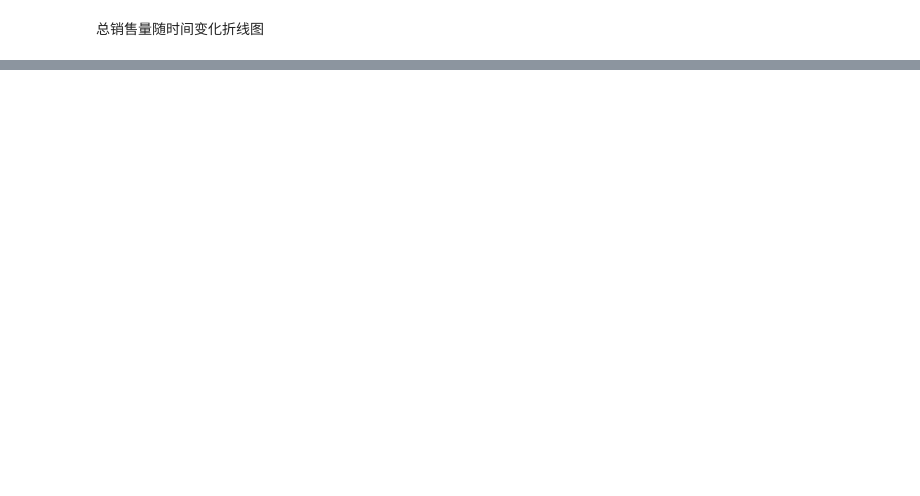
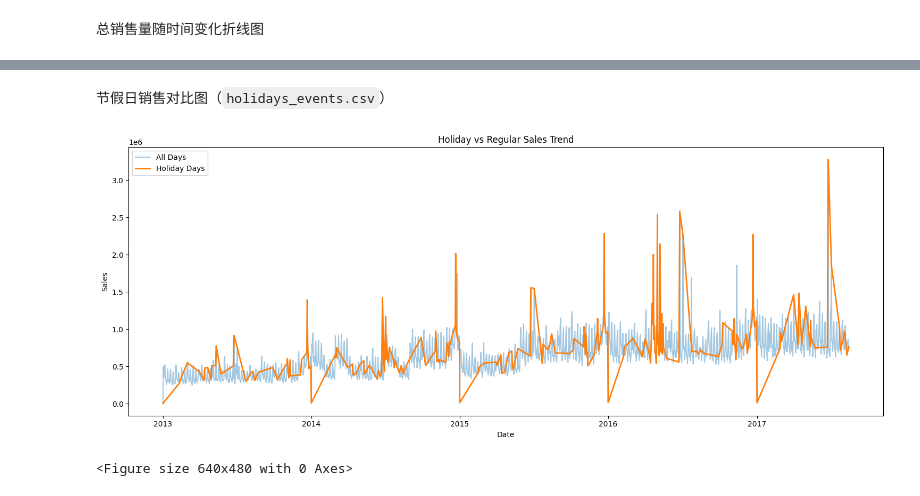
Before and after one commit to JerryJIANG721/Store-Sales---Time-Series-Forecasting, a Jupyter notebook: notebooks/notebook for ZZN.ipynb, the cells around one changed output, grey strips where cells are left out. Drawn from its saved outputs; the diff is of its cells as text; code cells hidden in the pictures; blank space fills up the shorter version.

```diff
--- a/notebooks/notebook for ZZN.ipynb
+++ b/notebooks/notebook for ZZN.ipynb
@@ -111,0 +161,41 @@ plt.show()
+# %% [markdown]
+节假日销售对比图（`holidays_events.csv`）
+# %%
+holidays_df = pd.read_csv(DATA_DIR / "holidays_events.csv")
+holidays_df["date"] = pd.to_datetime(holidays_df["date"])
+train_df["date"] = pd.to_datetime(train_df["date"])
+
+df = train_df.merge(
+    holidays_df[["date", "type", "locale", "description"]],
+    on="date",
+    how="left"
+)
+
+holiday_types = ["Holiday", "Event", "Additional"]
+df_holiday = df[df["type"].isin(holiday_types)]
+
+daily_sales = df.groupby("date")["sales"].sum().reset_index()
+
+holiday_sales = (
+    df_holiday.groupby("date")["sales"].sum().reset_index()
+)
+
+plt.figure(figsize=(15, 6))
+
+plt.plot(daily_sales["date"], daily_sales["sales"],
+         label="All Days", alpha=0.4)
+
+plt.plot(holiday_sales["date"], holiday_sales["sales"],
+         label="Holiday Days", linewidth=2)
+
+plt.title("Holiday vs Regular Sales Trend")
+plt.xlabel("Date")
+plt.ylabel("Sales")
+plt.legend()
+plt.tight_layout()
+plt.show()
+
+plt.savefig("../figures/holiday_vs_regular_sales.jpg", dpi=300, bbox_inches="tight")
+# %% [output]
+[figure, added]
+<Figure size 640x480 with 0 Axes>
```
Also changed, not shown: parts of 8 cells of this notebook, 5 other files.
